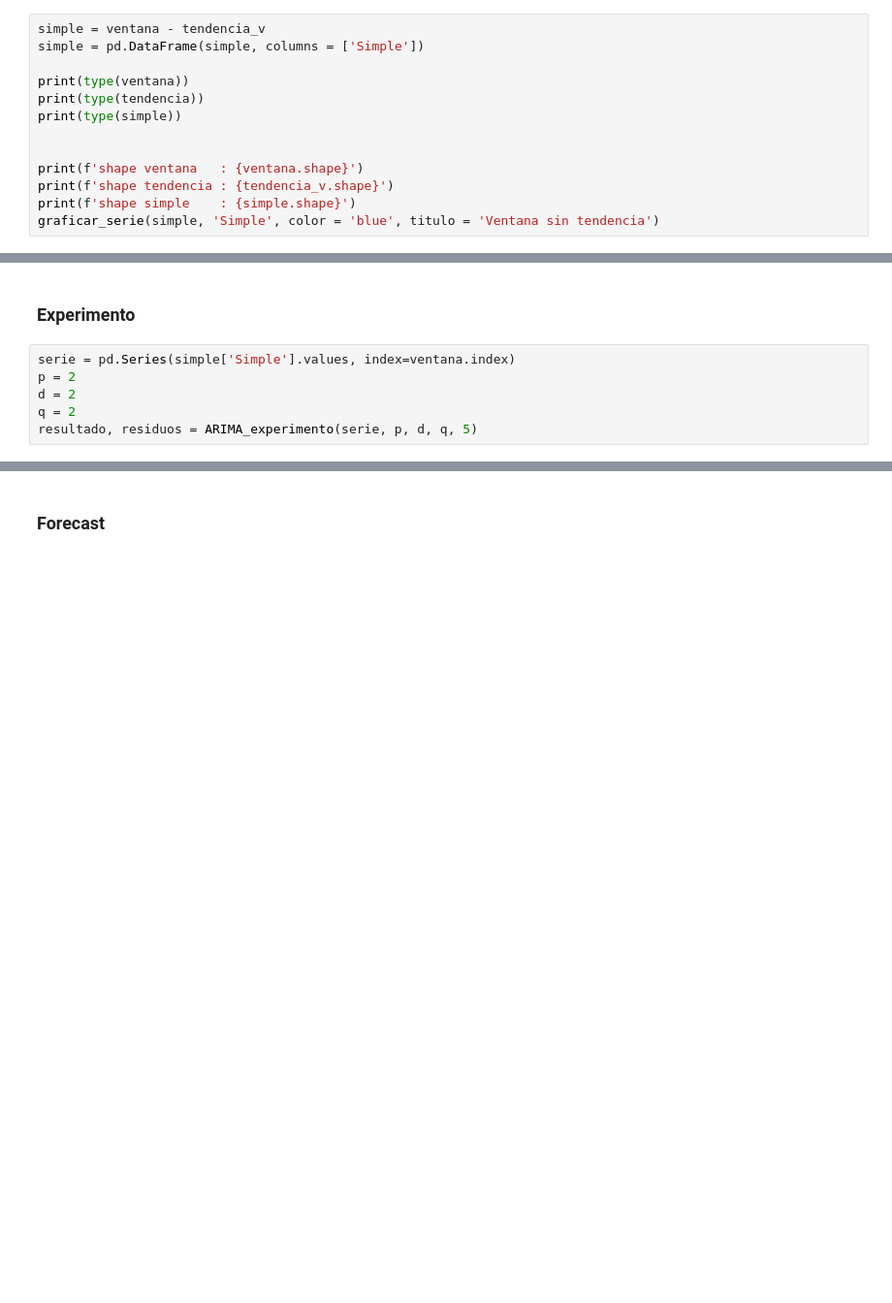
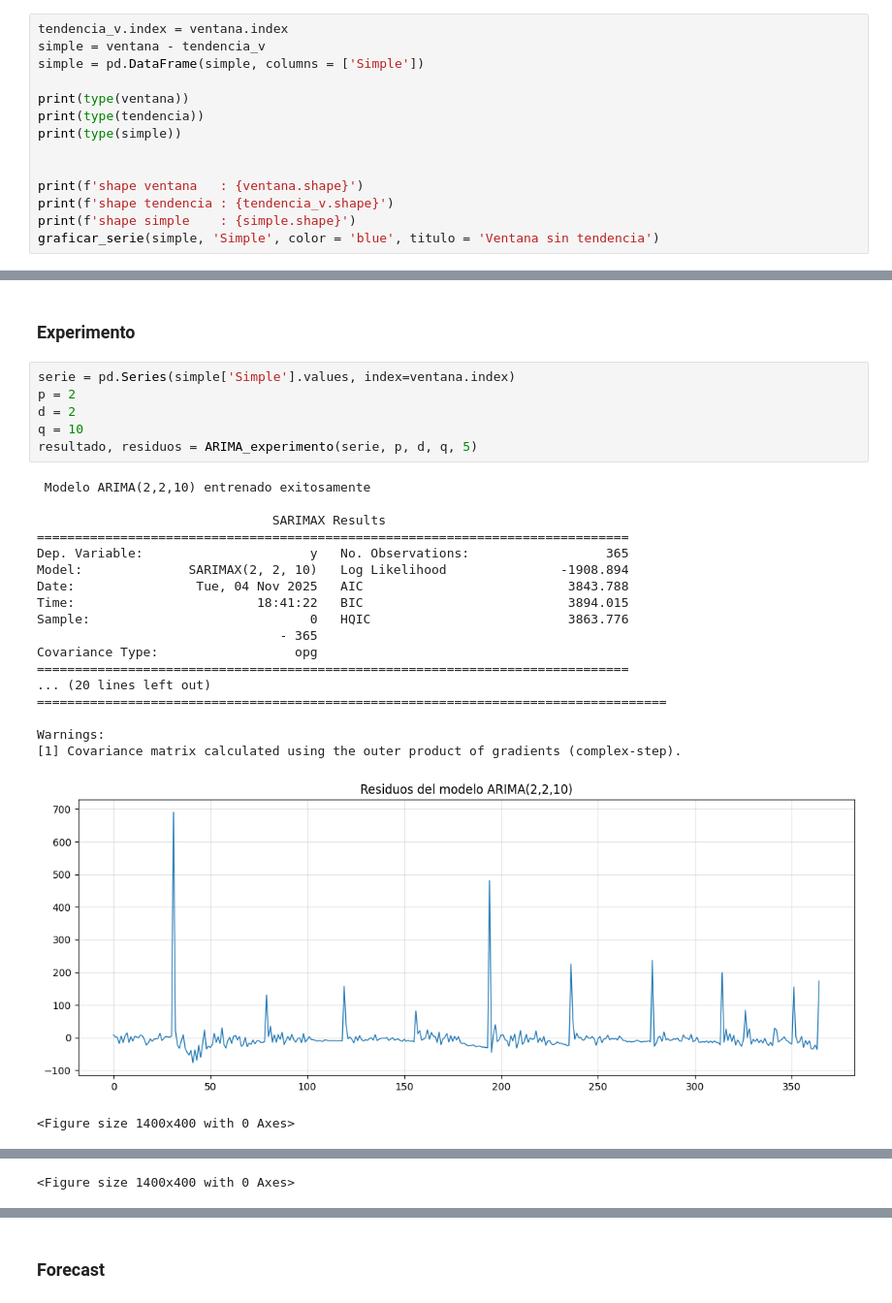
Before and after one commit to JairRamosG/Analisis-Series-de-Tiempo, a Jupyter notebook: Practica_2/rep_5.ipynb, the cells around one changed output, grey strips where cells are left out. Shown: that part at 97% size. Saved outputs shown, nothing was run; the diff lists cells and outputs as text; blank space fills up the shorter version.

```diff
--- a/Practica_2/rep_5.ipynb
+++ b/Practica_2/rep_5.ipynb
@@ -99,6 +102,7 @@ shape ruido horizonte          : (30,)
 # %% [markdown]
 ### Restar a la ventana su parte de tendencia
 # %%
+tendencia_v.index = ventana.index
 simple = ventana - tendencia_v
 simple = pd.DataFrame(simple, columns = ['Simple'])
 
@@ -124,6 +128,26 @@ shape simple    : (142494, 1)
 # %%
 serie = pd.Series(simple['Simple'].values, index=ventana.index)
 p = 2
 d = 2
-q = 2
+q = 10
 resultado, residuos = ARIMA_experimento(serie, p, d, q, 5)
+# %% [output]
+ Modelo ARIMA(2,2,10) entrenado exitosamente
+
+                               SARIMAX Results
+==============================================================================
+Dep. Variable:                      y   No. Observations:                  365
+Model:              SARIMAX(2, 2, 10)   Log Likelihood               -1908.894
+Date:                Tue, 04 Nov 2025   AIC                           3843.788
+Time:                        18:41:22   BIC                           3894.015
+Sample:                             0   HQIC                          3863.776
+                                - 365
+Covariance Type:                  opg
+==============================================================================
+... (20 lines left out)
+===================================================================================
+
+Warnings:
+[1] Covariance matrix calculated using the outer product of gradients (complex-step).
+[figure, added]
+<Figure size 1400x400 with 0 Axes>
@@ -129,0 +155 @@ resultado, residuos = ARIMA_experimento(serie, p, d, q, 5)
+<Figure size 1400x400 with 0 Axes>
```
Also changed, not shown: parts of 10 cells of this notebook, 14 other files.
